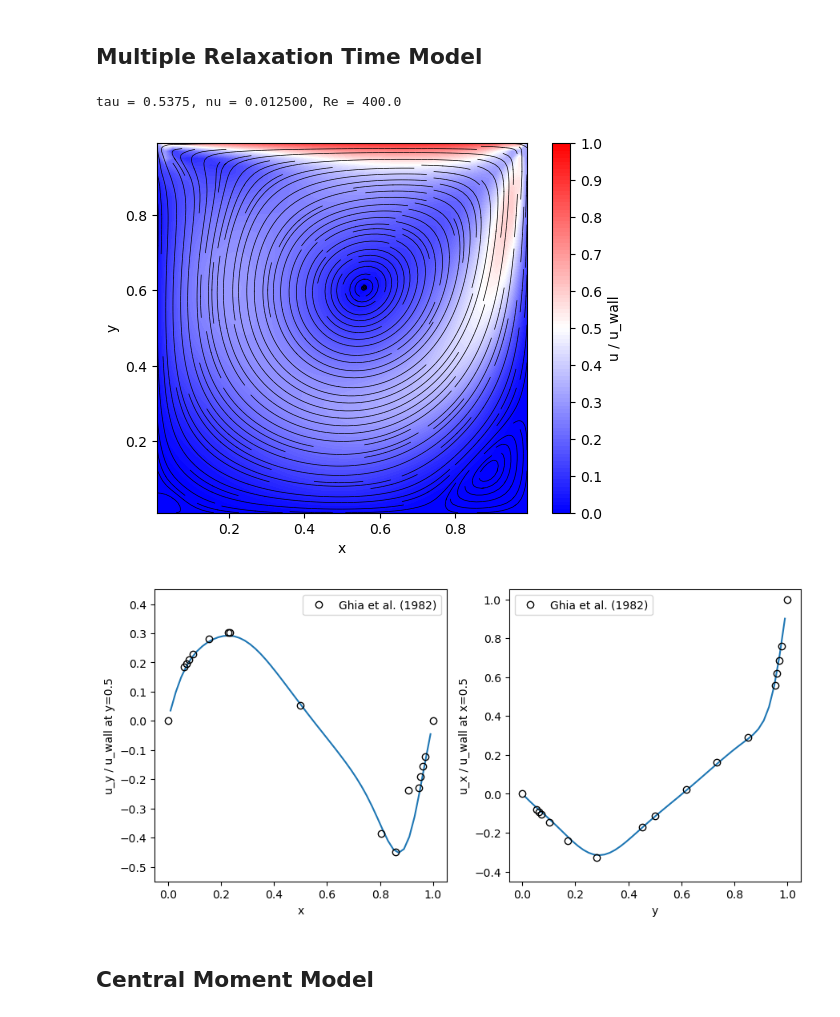
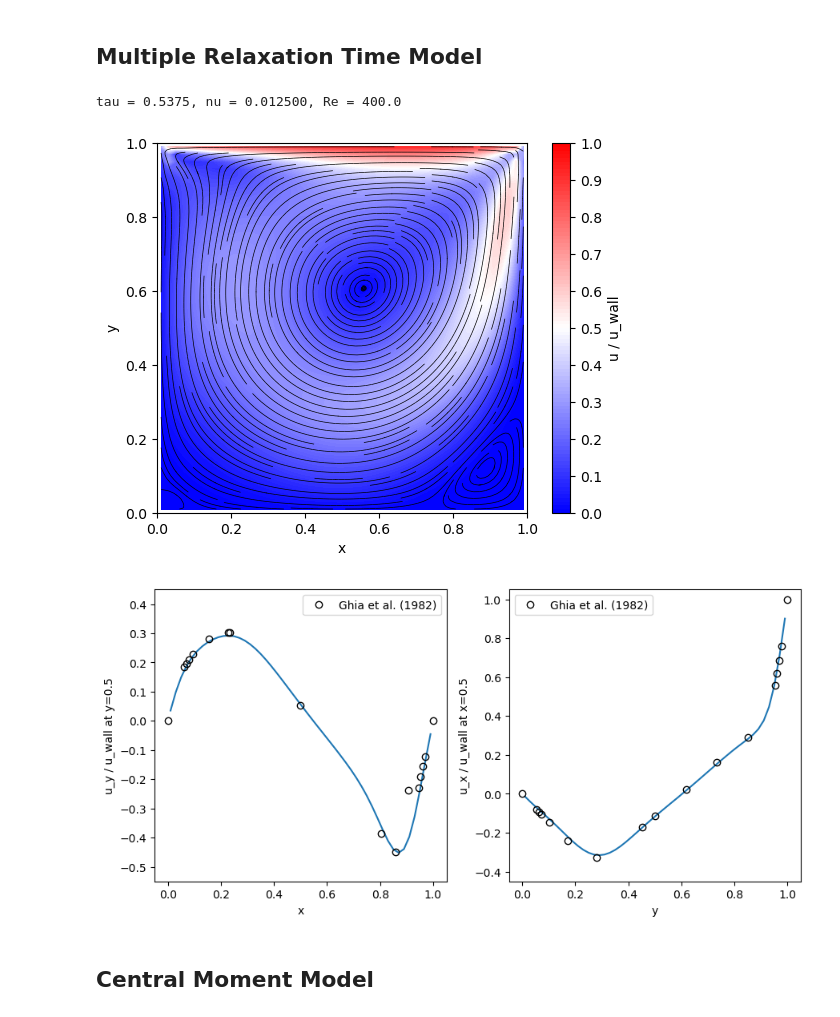
Before and after one commit to shohirose/lbm-simulator, a Jupyter notebook: plot.ipynb, the cells around one changed output. Saved outputs shown, nothing was run; the diff lists cells and outputs as text; code cells hidden in the pictures.

```diff
--- a/plot.ipynb
+++ b/plot.ipynb
@@ -140,11 +140,6 @@ ax = fig1.add_subplot(111)
 ax.streamplot(x, y, ux, uy, density=2, color="k", arrowstyle="-", linewidth=0.5)
 ax.set_xlabel("x")
 ax.set_ylabel("y")
-ax.set_xticks(np.linspace(0, 1, 6))
-ax.set_yticks(np.linspace(0, 1, 6))
-ax.set_xbound([0, 1])
-ax.set_ybound([0, 1])
-ax.set_aspect('equal')
 
 u = np.sqrt(ux**2 + uy**2) / u_wall
 levels = np.linspace(0, 1, 101)
@@ -152,6 +147,10 @@ cs = ax.contourf(x, y, u, levels=levels, cmap="bwr")
 ticks = np.linspace(0, 1, 11)
 cbar = fig1.colorbar(cs, ticks=ticks)
 cbar.set_label("u / u_wall")
+
+ax.set_xticks(np.linspace(0, 1, 6))
+ax.set_yticks(np.linspace(0, 1, 6))
+ax.set_aspect('equal')
 
 # V.Ghia, K.N.Ghia and C.T.Shin, "High-Re solutions for incompressible flow using the Navier-Stokes equations and a multi-grid method", - J.Comp.Phys., v.48, 1982, pp.387-411
 xexp = [1.0, 0.9688,  0.9609, 0.9531, 0.9453, 0.9063, 0.8594, 0.8047, 0.5000, 0.2344, 0.2266, 0.1563, 0.0938, 0.0781, 0.0703,0.0625, 0.0000]
@@ -178,34 +177,34 @@ uyexp = [
 
 yexp = [1.0, 0.9766, 0.9688, 0.9609, 0.9531, 0.8516, 0.7344, 0.6172, 0.5, 0.4531, 0.2813, 0.1719, 0.1016, 0.0703, 0.0625, 0.0547, 0.0]
 uxexp = [1.0, 0.75837, 0.68439, 0.61756, 0.55892, 0.29093, 0.16256, 0.02135, -0.11477, -0.17119, -0.32726, -0.24299, -0.14612, -0.10338, -0.09266, -0.08186, 0.0]
 
 fig2 = plt.figure(figsize=[9, 4.5])
 ax1 = fig2.add_subplot(121)
 ax1.plot(x[ny//2, :], uy[ny//2, :]/u_wall)
 ax1.plot(xexp, uyexp, "ok", fillstyle="none", label="Ghia et al. (1982)")
 ax1.set_xticks(np.linspace(0, 1, 6))
 ax1.set_yticks(np.linspace(-0.5, 0.4, 10))
 ax1.set_ybound([-0.55, 0.45])
 ax1.set_xlabel("x")
 ax1.set_ylabel("u_y / u_wall at y=0.5")
 ax1.legend()
 ax1.set_aspect(1.0/ax1.get_data_ratio())
 
 ax2 = fig2.add_subplot(122)
 ax2.plot(y[:, nx//2], ux[:, nx//2]/u_wall)
 ax2.plot(yexp, uxexp, "ok", fillstyle="none", label="Ghia et al. (1982)")
 ax2.set_xticks(np.linspace(0, 1, 6))
 ax2.set_yticks(np.linspace(-0.4, 1.0, 8))
 ax2.set_ybound([-0.45, 1.05])
 ax2.set_xlabel("y")
 ax2.set_ylabel("u_x / u_wall at x=0.5")
 ax2.legend()
 ax2.set_aspect(1.0/ax2.get_data_ratio())
 
 plt.tight_layout()
 # %% [output]
 tau = 0.5375, nu = 0.012500, Re = 400.0
-[figure, old version]
+[figure, new version]
 [figure]
 # %% [markdown]
 ## Central Moment Model
```
Also changed, not shown: parts of 1 cell of this notebook.
